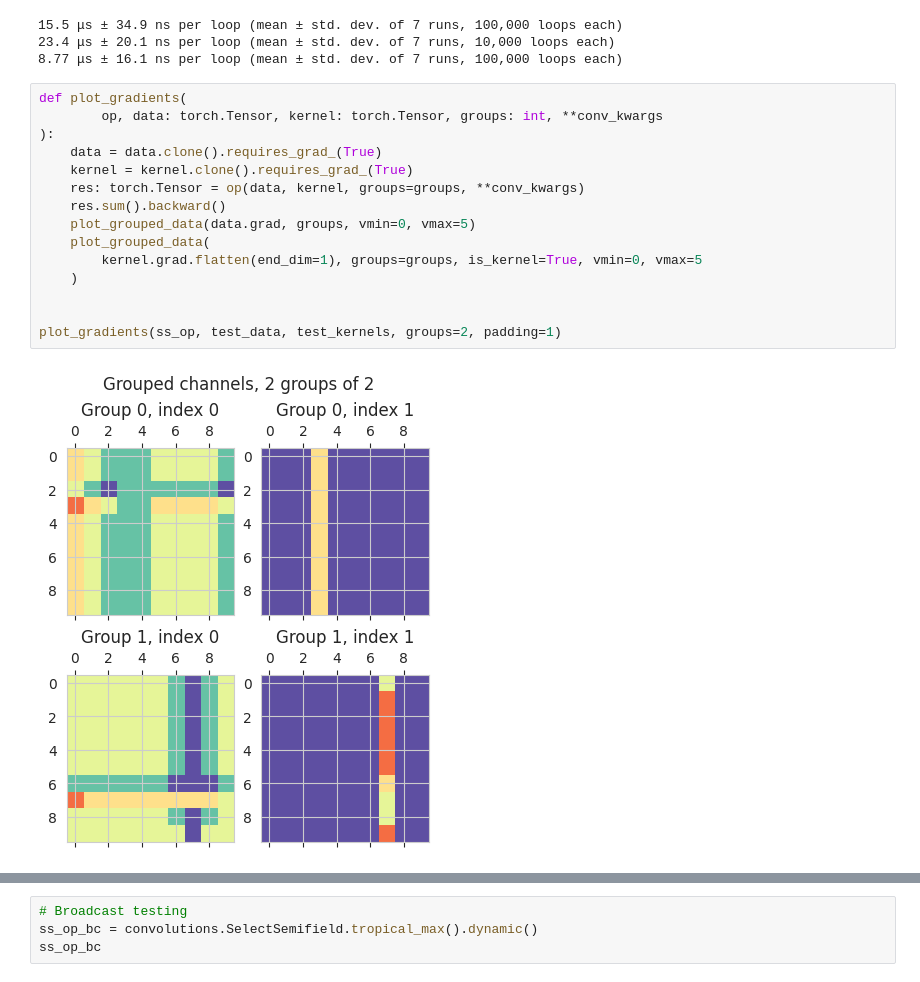
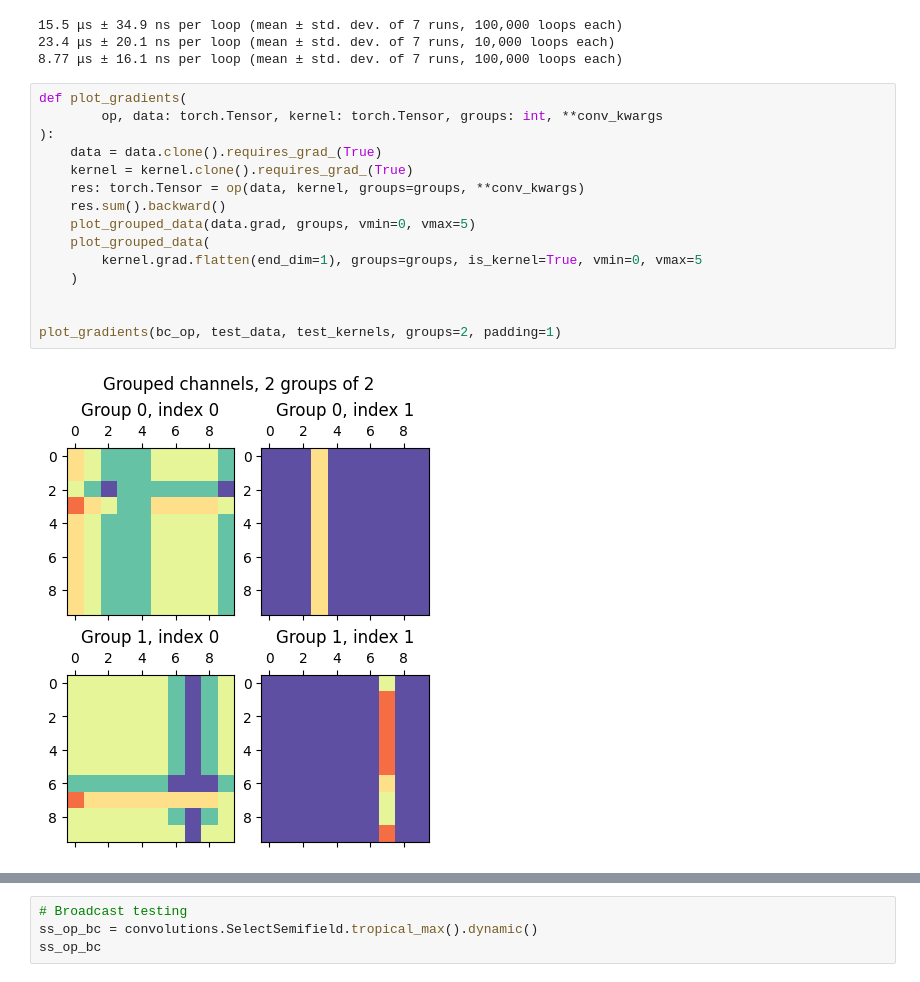
Before and after one commit to p-adema/quadratic-conv, a Jupyter notebook: scratch/groups_test.ipynb, the cells around one changed output, grey strips where cells are left out. Saved outputs shown, nothing was run; the diff lists cells and outputs as text.

```diff
--- a/scratch/groups_test.ipynb
+++ b/scratch/groups_test.ipynb
@@ -248,17 +220,17 @@ run_one()
 # %%
 def plot_gradients(
         op, data: torch.Tensor, kernel: torch.Tensor, groups: int, **conv_kwargs
 ):
     data = data.clone().requires_grad_(True)
     kernel = kernel.clone().requires_grad_(True)
     res: torch.Tensor = op(data, kernel, groups=groups, **conv_kwargs)
     res.sum().backward()
     plot_grouped_data(data.grad, groups, vmin=0, vmax=5)
     plot_grouped_data(
         kernel.grad.flatten(end_dim=1), groups=groups, is_kernel=True, vmin=0, vmax=5
     )
 
 
-plot_gradients(ss_op, test_data, test_kernels, groups=2, padding=1)
+plot_gradients(bc_op, test_data, test_kernels, groups=2, padding=1)
 # %% [output]
-[figure, old version]
+[figure, new version]
```
Also changed, not shown: parts of 9 cells of this notebook, 12 other files.
